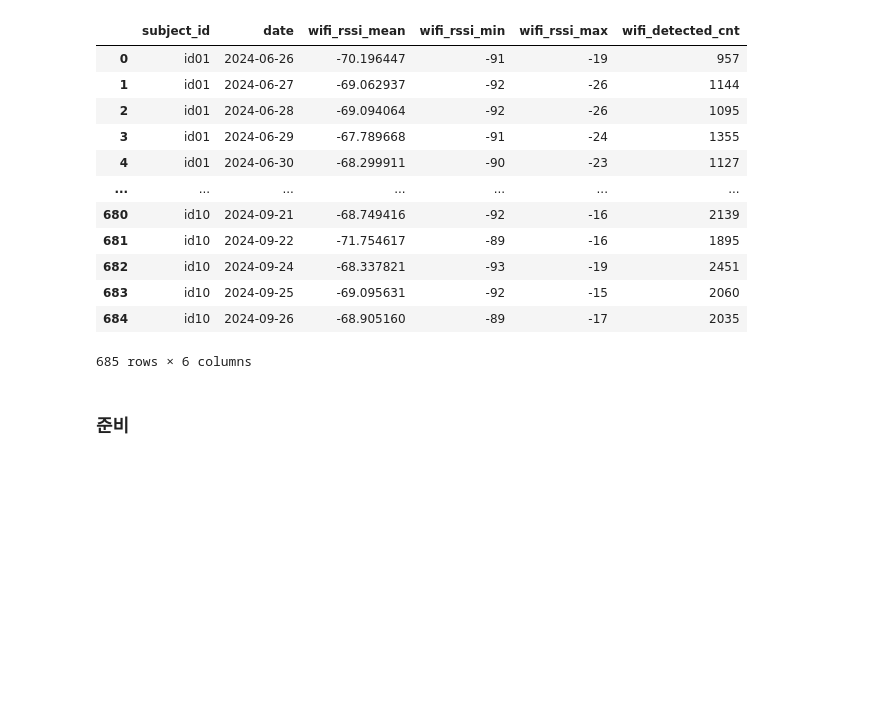
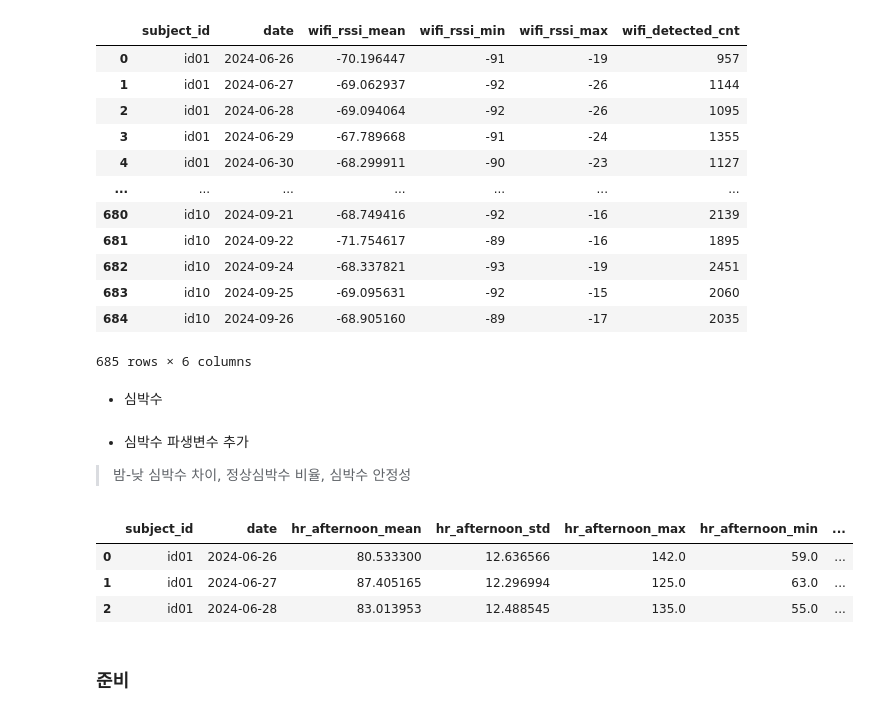
Before and after one commit to datalab-hub/lifelog-sleep-ictc-2025, a Jupyter notebook: minjeong/dacon_etri_base_mod5.ipynb, the cells around one changed output. Cells and saved outputs as stored; diff of their text form; code cells hidden in the pictures; blank space fills up the shorter version.

```diff
--- a/minjeong/dacon_etri_base_mod5.ipynb
+++ b/minjeong/dacon_etri_base_mod5.ipynb
@@ -555,6 +565,8 @@ mWifi_df2
 | 683 | id10 | 2024-09-25 | -69.095631 | -92 | -15 | 2060 |
 | 684 | id10 | 2024-09-26 | -68.905160 | -89 | -17 | 2035 |
 685 rows × 6 columns
+# %% [markdown]
+* 심박수
 # %%
 
 def get_time_block(hour):
@@ -592,3 +604,15 @@ def process_wHr_by_timeblock(df):
     return pd.DataFrame(results)
 
 wHr_df2 = process_wHr_by_timeblock(wHr_df)
+
+# 결측 많은 피쳐 드롭
+drop_cols = [ 'hr_early_morning_mean',
+   'hr_early_morning_std',
+   'hr_early_morning_max',
+   'hr_early_morning_min',
+   'hr_early_morning_above_100_ratio']
+
+wHr_df2.drop(columns=drop_cols, axis=1, inplace=True) # 드롭
+# %% [markdown]
+* 심박수 파생변수 추가
+> 밤-낮 심박수 차이, 정상심박수 비율, 심박수 안정성
@@ -595,3 +694,10 @@ wHr_df2 = process_wHr_by_timeblock(wHr_df)
+# %%
+wHr_df3.head(3)
+# %% [output]
+|  | subject_id | date | hr_afternoon_mean | hr_afternoon_std | hr_afternoon_max | hr_afternoon_min | ... |
+| 0 | id01 | 2024-06-26 | 80.533300 | 12.636566 | 142.0 | 59.0 | ... |
+| 1 | id01 | 2024-06-27 | 87.405165 | 12.296994 | 125.0 | 63.0 | ... |
+| 2 | id01 | 2024-06-28 | 83.013953 | 12.488545 | 135.0 | 55.0 | ... |
 # %%
 
 def process_wLight_by_timeblock(df):
```
Also changed, not shown: parts of 23 cells of this notebook, 4 other files.
